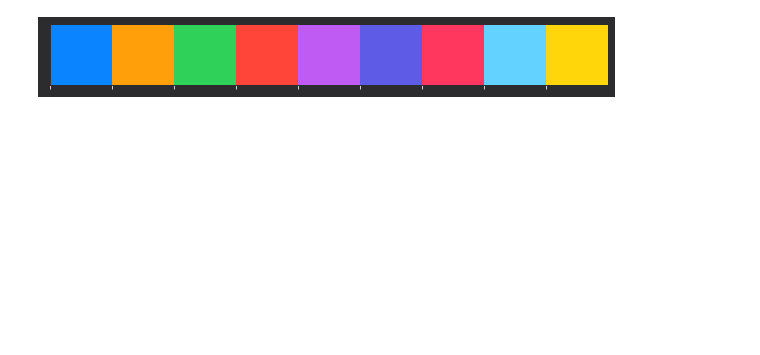
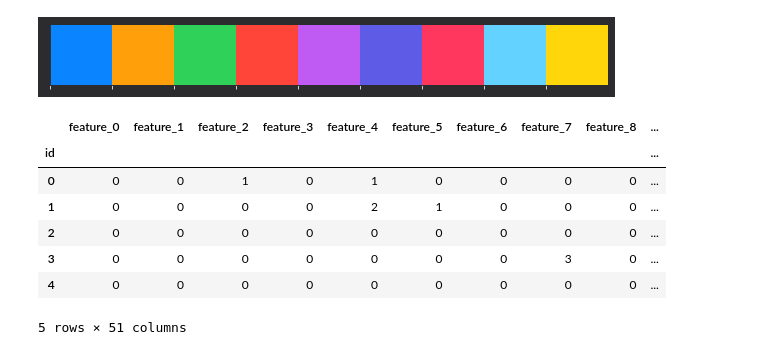
Before and after one commit to bamblebam/kaggle-playground-may21, a Jupyter notebook: lightautoml.ipynb, the cells around one changed output. Drawn from its saved outputs; the diff is of its cells as text; code cells hidden in the pictures; blank space fills up the shorter version.

Commit message:
lightautoml model trained

```diff
--- a/lightautoml.ipynb
+++ b/lightautoml.ipynb
@@ -70,3 +70,17 @@ RANDOM_STATE = 42 # fixed random state for various reasons
 TEST_SIZE = 0.2 # Test size for metric check
 TIMEOUT = 3 * 3600 # Time in seconds for automl run
 TARGET_NAME = 'target'
+# %%
+train=pd.read_csv('data/train.csv',index_col=[0])
+test=pd.read_csv('data/test.csv',index_col=[0])
+train[TARGET_NAME]=train[TARGET_NAME].str.slice(start=6).astype(int)-1
+train.head()
+# %% [output]
+|  | feature_0 | feature_1 | feature_2 | feature_3 | feature_4 | feature_5 | feature_6 | feature_7 | feature_8 | ... |
+| id |  |  |  |  |  |  |  |  |  | ... |
+| 0 | 0 | 0 | 1 | 0 | 1 | 0 | 0 | 0 | 0 | ... |
+| 1 | 0 | 0 | 0 | 0 | 2 | 1 | 0 | 0 | 0 | ... |
+| 2 | 0 | 0 | 0 | 0 | 0 | 0 | 0 | 0 | 0 | ... |
+| 3 | 0 | 0 | 0 | 0 | 0 | 0 | 0 | 3 | 0 | ... |
+| 4 | 0 | 0 | 0 | 0 | 0 | 0 | 0 | 0 | 0 | ... |
+5 rows × 51 columns
```
Also changed, not shown: parts of 4 cells of this notebook, 1 other file.
